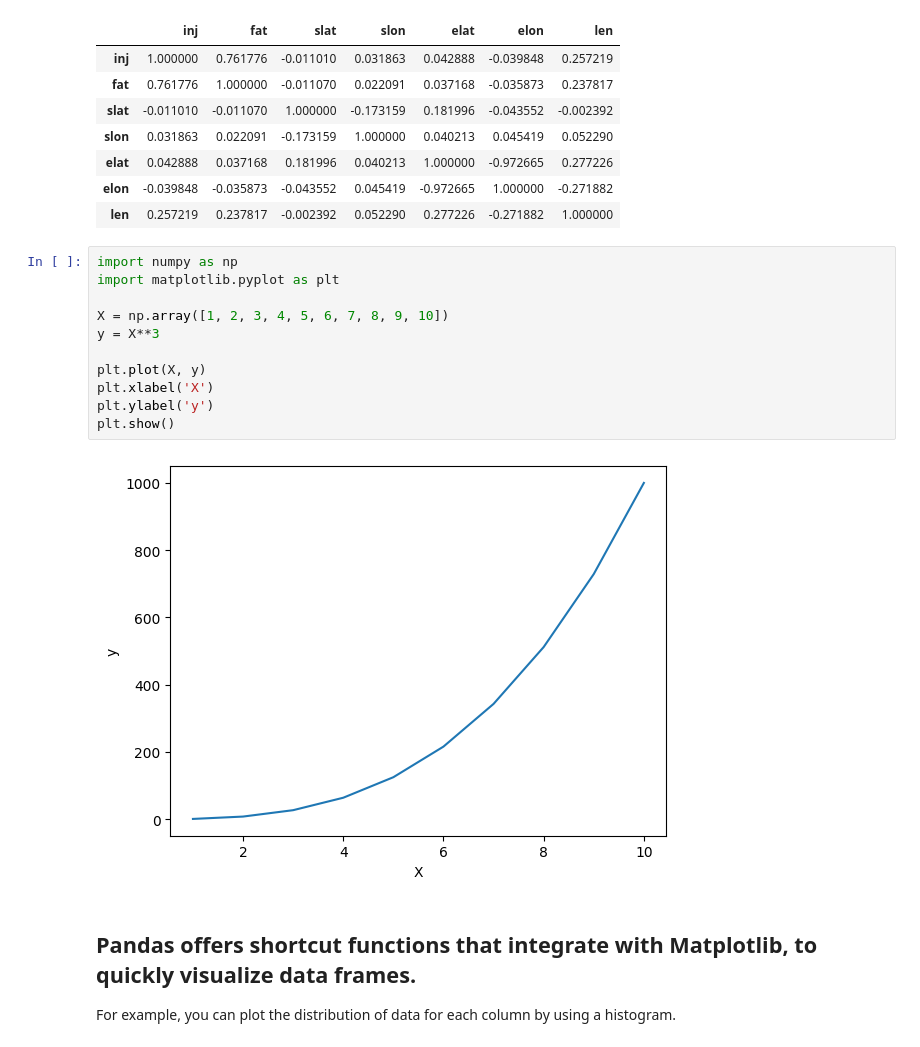
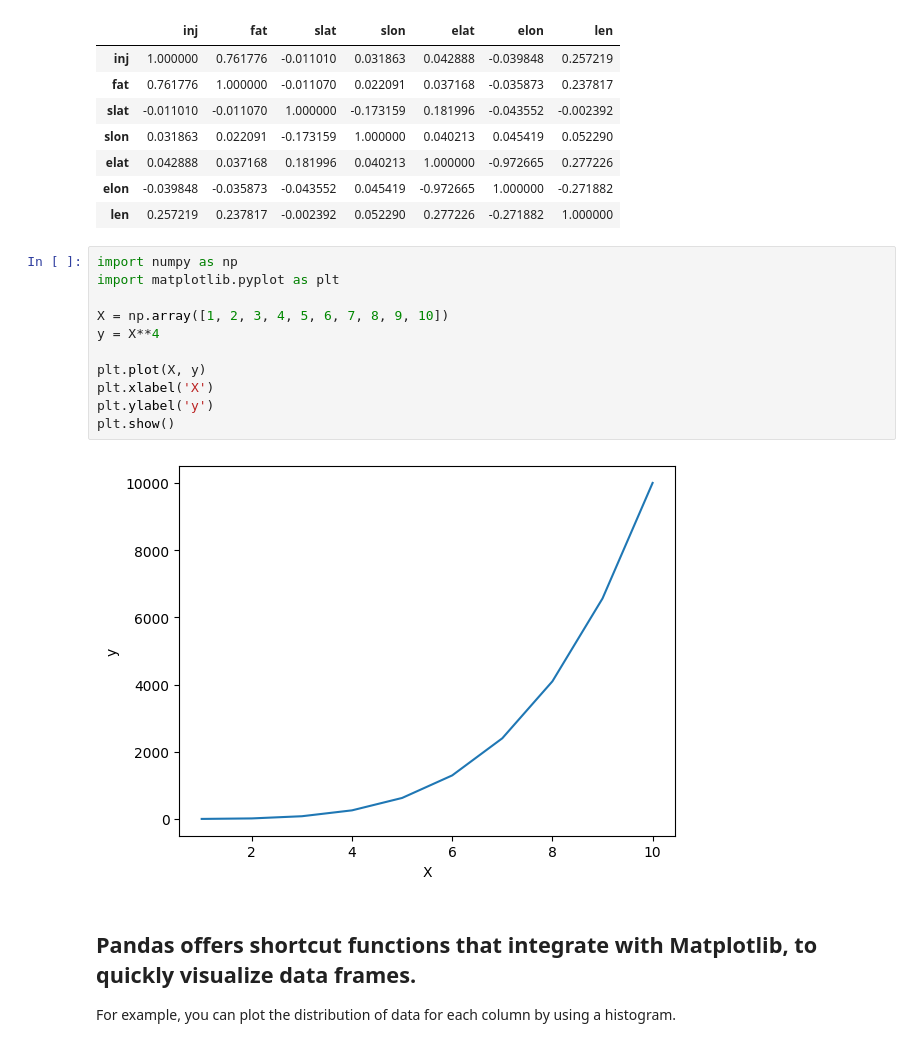
Before and after one commit to anandpavithran/ai-basic-demo, a Jupyter notebook: demo-numpy-pandas-mathplot.ipynb, the cells around one changed output. Saved outputs shown, nothing was run; the diff lists cells and outputs as text.

```diff
--- a/demo-numpy-pandas-mathplot.ipynb
+++ b/demo-numpy-pandas-mathplot.ipynb
@@ -186,16 +186,16 @@ dataframe[["inj","fat","slat","slon","elat","elon","len"]].corr()
 # %%
 import numpy as np
 import matplotlib.pyplot as plt
 
 X = np.array([1, 2, 3, 4, 5, 6, 7, 8, 9, 10])
-y = X**3
+y = X**4
 
 plt.plot(X, y)
 plt.xlabel('X')
 plt.ylabel('y')
 plt.show()
 # %% [output]
-[figure, old version]
+[figure, new version]
 # %% [markdown]
 ## Pandas offers shortcut functions that integrate with Matplotlib, to quickly visualize data frames.
 For example, you can plot the distribution of data for each column by using a histogram.
```
Also changed, not shown: parts of 1 cell of this notebook, 4 other files.
